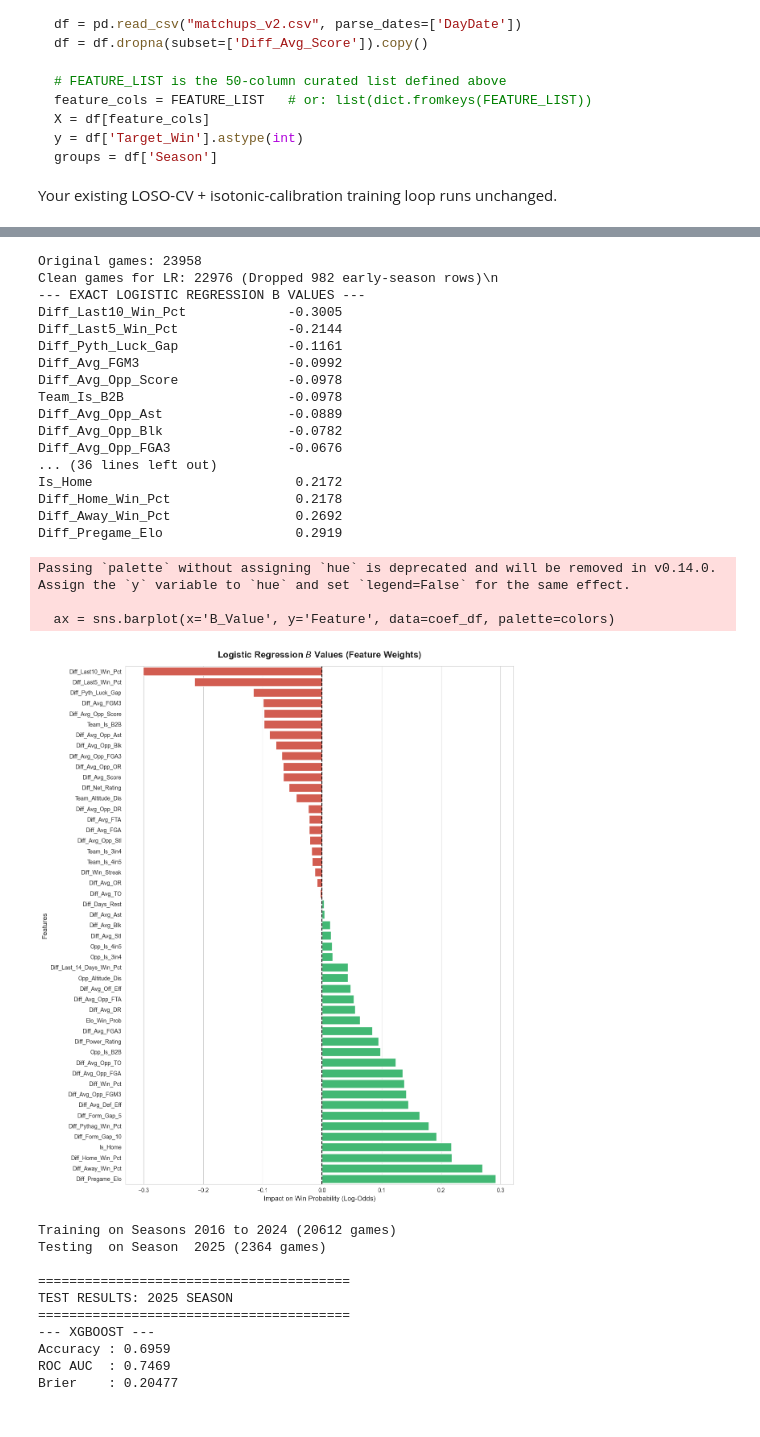
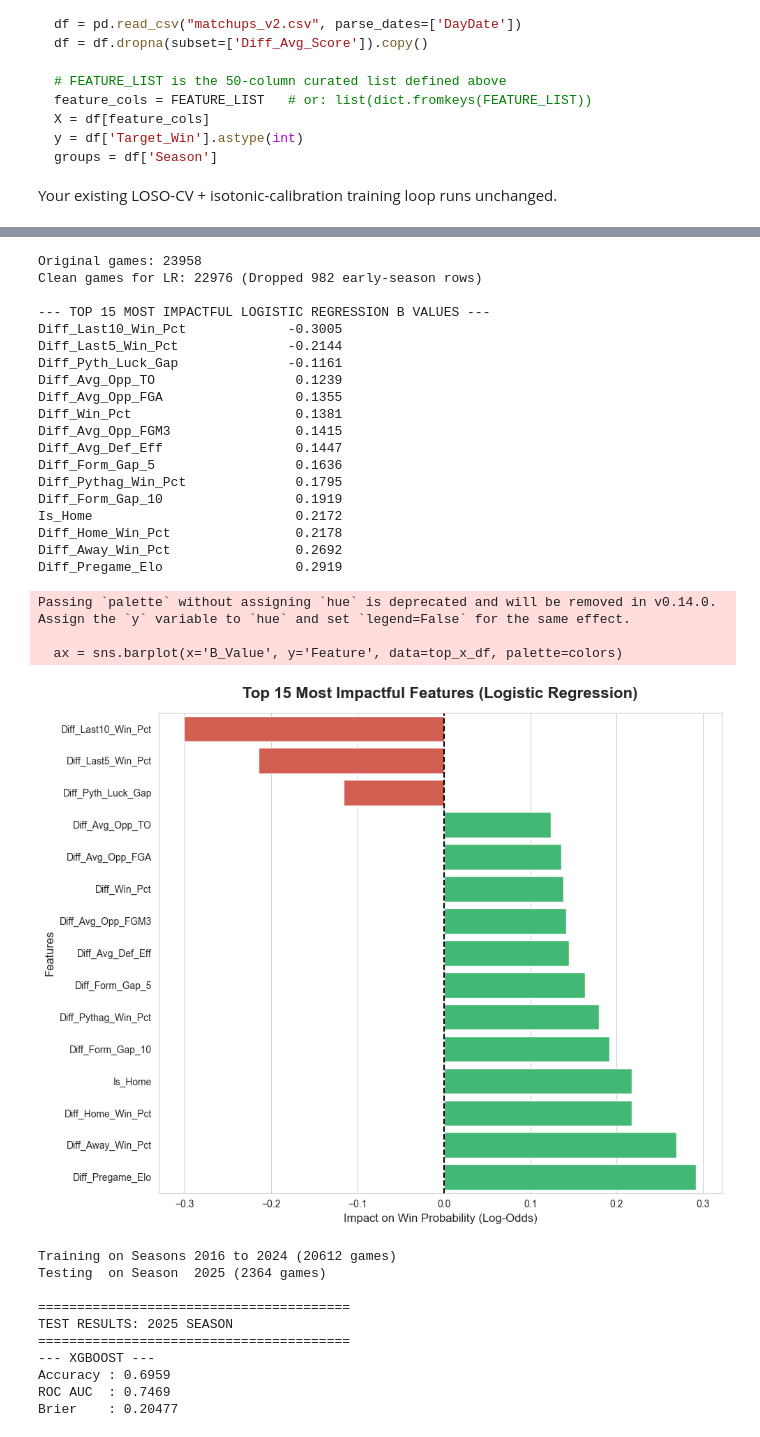
Before and after one commit to fallensnake/IEOR142AProject, a Jupyter notebook: FinalProjectMaterials/build_features_nba_final.ipynb, the cells around one changed output, grey strips where cells are left out. Cells and saved outputs as stored; diff of their text form; code cells hidden in the pictures.

```diff
--- a/FinalProjectMaterials/build_features_nba_final.ipynb
+++ b/FinalProjectMaterials/build_features_nba_final.ipynb
@@ -542,85 +540,94 @@ from sklearn.preprocessing import StandardScaler
 df = pd.read_csv("matchups_v2.csv", parse_dates=['DayDate'])
 
 # Logistic Regression CANNOT handle NaNs. We must drop the chaotic early-season games.
-# (FEATURE_LIST was defined in your previous notebook cell)
 clean_df = df.dropna(subset=FEATURE_LIST).copy()
 
 X = clean_df[FEATURE_LIST]
 y = clean_df['Target_Win'].astype(int)
 
 print(f"Original games: {len(df)}")
-print(f"Clean games for LR: {len(clean_df)} (Dropped {len(df) - len(clean_df)} early-season rows)\\n")
+print(f"Clean games for LR: {len(clean_df)} (Dropped {len(df) - len(clean_df)} early-season rows)\n")
 
 # ==========================================
 # 2. SCALE THE FEATURES
 # ==========================================
-# We must scale the data so all B-values are on the same numerical playing field
 scaler = StandardScaler()
 X_scaled = scaler.fit_transform(X)
 
 # ==========================================
 # 3. TRAIN THE MODEL & EXTRACT B VALUES
 # ==========================================
-# C=0.1 applies L2 regularization to keep correlated features from exploding
 lr_model = LogisticRegression(max_iter=1000, C=0.1, random_state=42)
 lr_model.fit(X_scaled, y)
 
-# Extract the coefficients
 b_values = lr_model.coef_[0]
 
 # Map them to a DataFrame
 coef_df = pd.DataFrame({
     'Feature': FEATURE_LIST,
     'B_Value': b_values
-}).sort_values(by='B_Value', ascending=True)
+})
 
-# Print the exact mathematical weights
-print("--- EXACT LOGISTIC REGRESSION B VALUES ---")
-for index, row in coef_df.iterrows():
+# --- THE MAGIC STEP ---
+# 1. Calculate the Absolute Value to find the true "Impact"
+coef_df['Abs_Impact'] = coef_df['B_Value'].abs()
+
+# 2. Sort by Abs_Impact to grab the Top 15 heavy hitters
+top_x_df = coef_df.sort_values(by='Abs_Impact', ascending=False).head(15)
+
+# 3. Resort the final 15 by their actual B_Value so the graph looks clean (negatives on left, positives on right)
+top_x_df = top_x_df.sort_values(by='B_Value', ascending=True)
+
+print("--- TOP 15 MOST IMPACTFUL LOGISTIC REGRESSION B VALUES ---")
+for index, row in top_x_df.iterrows():
     print(f"{row['Feature']:<30s} {row['B_Value']:>8.4f}")
 
 # ==========================================
-# 4. VISUALIZE THE WEIGHTS
+# 4. VISUALIZE THE TOP 20 WEIGHTS
 # ==========================================
-plt.figure(figsize=(12, 14))
+# Shrunk the figsize so the 20 bars look perfectly proportioned
+plt.figure(figsize=(10, 8))
 sns.set_style("whitegrid")
 
 # Green for positive impact on winning, Red for negative impact
-colors = ['#e74c3c' if x < 0 else '#2ecc71' for x in coef_df['B_Value']]
+colors = ['#e74c3c' if x < 0 else '#2ecc71' for x in top_x_df['B_Value']]
 
-ax = sns.barplot(x='B_Value', y='Feature', data=coef_df, palette=colors)
+ax = sns.barplot(x='B_Value', y='Feature', data=top_x_df, palette=colors)
 
-plt.title('Logistic Regression $B$ Values (Feature Weights)', fontsize=16, fontweight='bold', pad=15)
+plt.title('Top 15 Most Impactful Features (Logistic Regression)', fontsize=16, fontweight='bold', pad=15)
 plt.xlabel('Impact on Win Probability (Log-Odds)', fontsize=12)
 plt.ylabel('Features', fontsize=12)
 
 # Add a vertical center line
 plt.axvline(0, color='black', linewidth=1.5, linestyle='--')
 
 plt.tight_layout()
-plt.savefig('logistic_regression_weights.png', dpi=300, bbox_inches='tight')
+plt.savefig('logistic_regression_top15_weights.png', dpi=300, bbox_inches='tight')
+plt.show()
 # %% [output]
 Original games: 23958
-Clean games for LR: 22976 (Dropped 982 early-season rows)\n
---- EXACT LOGISTIC REGRESSION B VALUES ---
+Clean games for LR: 22976 (Dropped 982 early-season rows)
+
+--- TOP 15 MOST IMPACTFUL LOGISTIC REGRESSION B VALUES ---
 Diff_Last10_Win_Pct             -0.3005
 Diff_Last5_Win_Pct              -0.2144
 Diff_Pyth_Luck_Gap              -0.1161
-Diff_Avg_FGM3                   -0.0992
-Diff_Avg_Opp_Score              -0.0978
-Team_Is_B2B                     -0.0978
-Diff_Avg_Opp_Ast                -0.0889
-Diff_Avg_Opp_Blk                -0.0782
-Diff_Avg_Opp_FGA3               -0.0676
-... (36 lines left out)
+Diff_Avg_Opp_TO                  0.1239
+Diff_Avg_Opp_FGA                 0.1355
+Diff_Win_Pct                     0.1381
+Diff_Avg_Opp_FGM3                0.1415
+Diff_Avg_Def_Eff                 0.1447
+Diff_Form_Gap_5                  0.1636
+Diff_Pythag_Win_Pct              0.1795
+Diff_Form_Gap_10                 0.1919
 Is_Home                          0.2172
 Diff_Home_Win_Pct                0.2178
 Diff_Away_Win_Pct                0.2692
 Diff_Pregame_Elo                 0.2919
 Passing `palette` without assigning `hue` is deprecated and will be removed in v0.14.0. Assign the `y` variable to `hue` and set `legend=False` for the same effect.
 
-  ax = sns.barplot(x='B_Value', y='Feature', data=coef_df, palette=colors)
+  ax = sns.barplot(x='B_Value', y='Feature', data=top_x_df, palette=colors)
-[figure, old version]
+[figure, new version]
 # %%
 import pandas as pd
 import numpy as np
```
Also changed, not shown: parts of 4 cells of this notebook.
